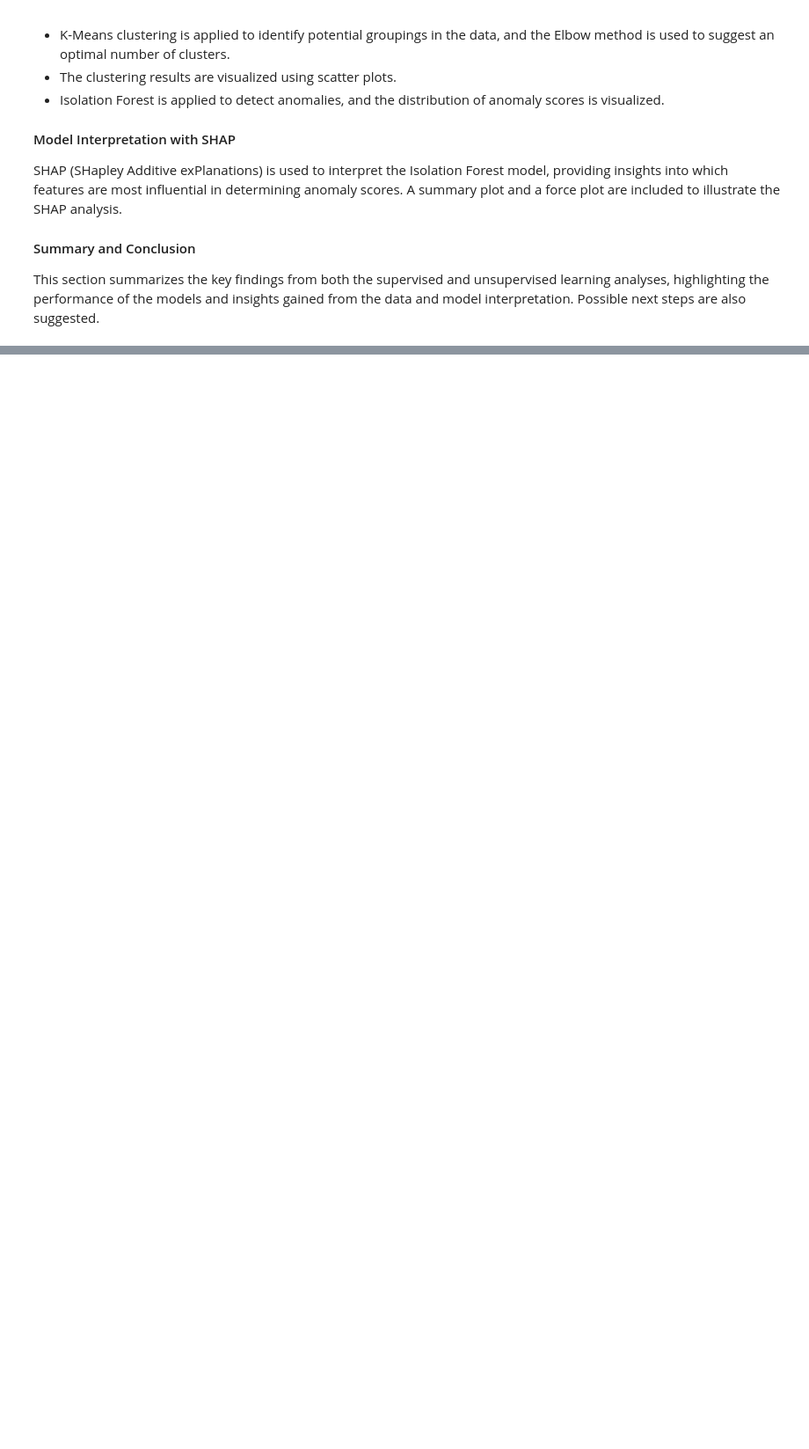
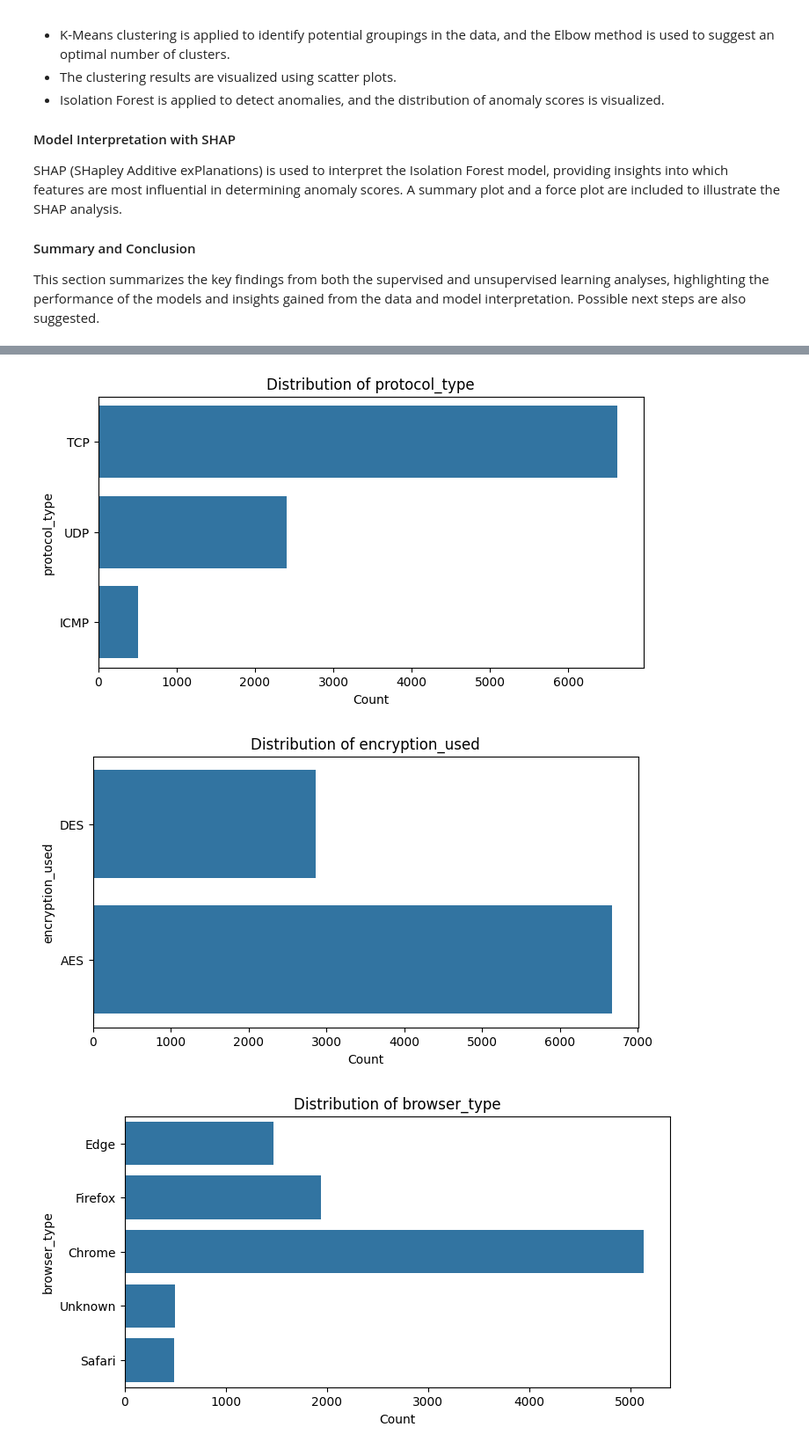
Before and after one commit to aminayusif/Intrudex, a Jupyter notebook: Intrudex_Cybersecurity_Intrusion_Detection_Analysis.ipynb, the cells around one changed output, grey strips where cells are left out. Shown: that part at 88% size. Cells and saved outputs as stored; diff of their text form; code cells hidden in the pictures; blank space fills up the shorter version.

```diff
--- a/Intrudex_Cybersecurity_Intrusion_Detection_Analysis.ipynb
+++ b/Intrudex_Cybersecurity_Intrusion_Detection_Analysis.ipynb
@@ -55,0 +191,13 @@ This section summarizes the key findings from both the supervised and unsupervis
+# %%
+categorical_features = data.select_dtypes(include='object').columns.tolist()
+for feature in categorical_features:
+    plt.figure(figsize=(8, 4))
+    sns.countplot(y=feature, data=data)
+    plt.title(f'Distribution of {feature}')
+    plt.xlabel('Count')
+    plt.ylabel(feature)
+    plt.show()
+# %% [output]
+[figure, added]
+[figure, added]
+[figure, added]
```
Also changed, not shown: parts of 30 cells of this notebook.
